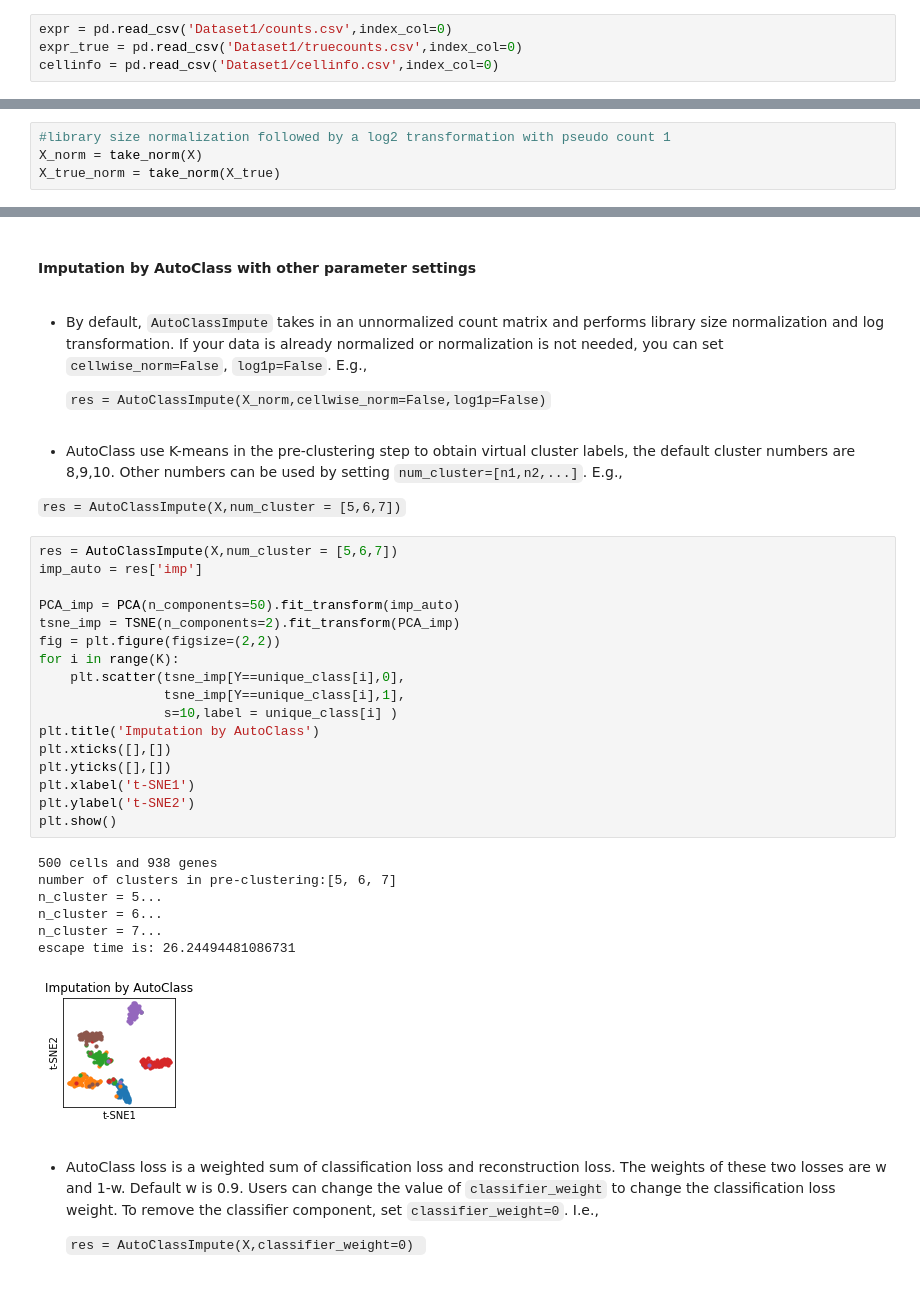
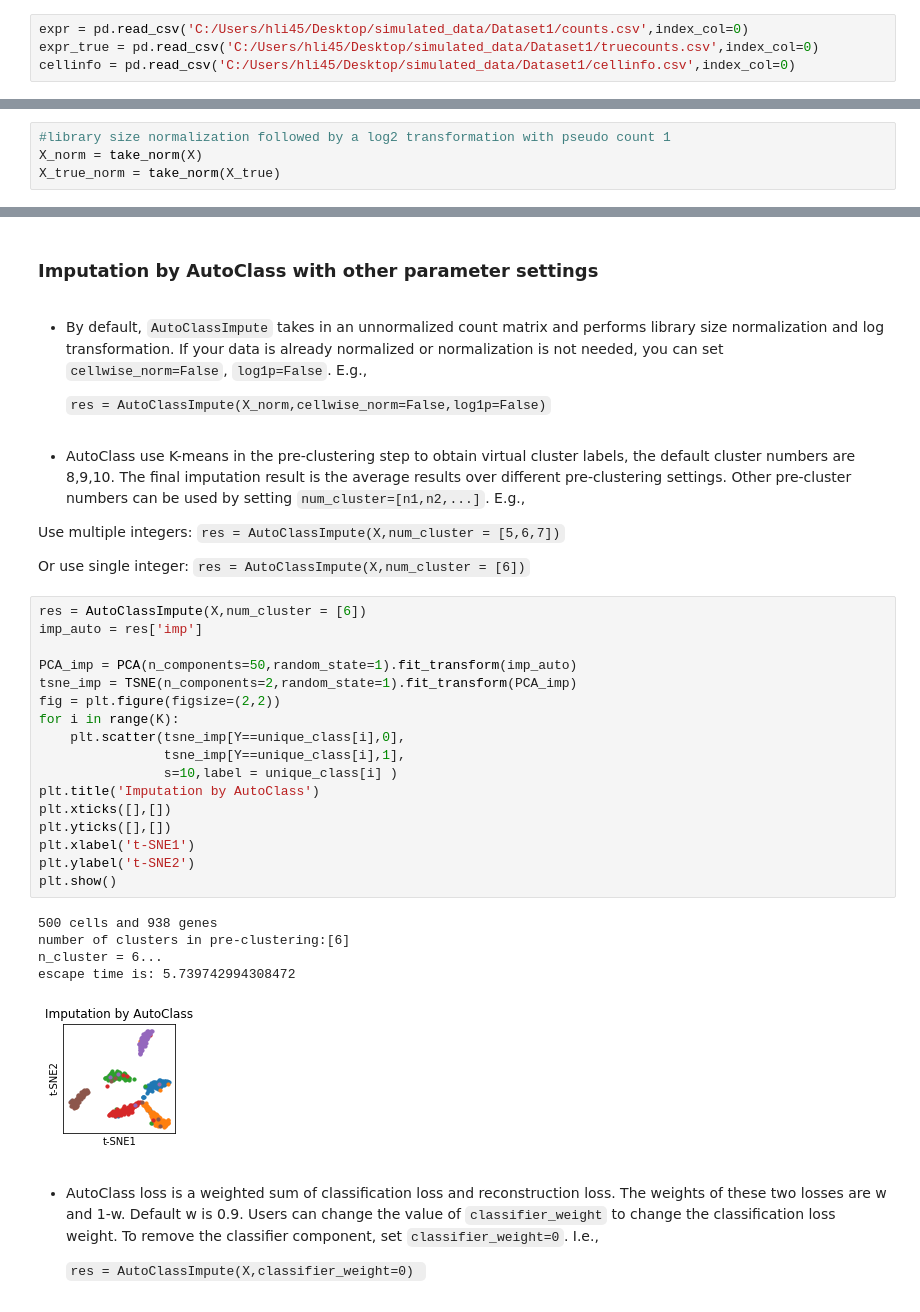
Before and after one commit to datapplab/AutoClass, a Jupyter notebook: Tutorial.ipynb, the cells around one changed output, grey strips where cells are left out. Drawn from its saved outputs; the diff is of its cells as text.

```diff
--- a/Tutorial.ipynb
+++ b/Tutorial.ipynb
@@ -31,7 +30,7 @@ All demo datasets can be found in [dataset](https://github.com/datapplab/AutoCla
 # %%
-expr = pd.read_csv('Dataset1/counts.csv',index_col=0)
-expr_true = pd.read_csv('Dataset1/truecounts.csv',index_col=0)
-cellinfo = pd.read_csv('Dataset1/cellinfo.csv',index_col=0)
+expr = pd.read_csv('C:/Users/hli45/Desktop/simulated_data/Dataset1/counts.csv',index_col=0)
+expr_true = pd.read_csv('C:/Users/hli45/Desktop/simulated_data/Dataset1/truecounts.csv',index_col=0)
+cellinfo = pd.read_csv('C:/Users/hli45/Desktop/simulated_data/Dataset1/cellinfo.csv',index_col=0)
 # %%
 X = expr.values #Splash generated scRNA-seq data with dropout
 X_true = expr_true.values #Splash generated scRNA-seq data without dropout (ground truth)
@@ -147,40 +145,40 @@ Non-trainable params: 0
 __________________________________________________________________________________________________
 None
 # %% [markdown]
-#### Imputation by AutoClass with other parameter settings
+### Imputation by AutoClass with other parameter settings
 # %% [markdown]
 - By default, `AutoClassImpute` takes in an unnormalized count matrix and performs library size normalization and log transformation. If your data is already normalized or normalization is not needed, you can set `cellwise_norm=False`, `log1p=False`. E.g.,
 
   `res = AutoClassImpute(X_norm,cellwise_norm=False,log1p=False)`
 # %% [markdown]
-- AutoClass use K-means in the pre-clustering step to obtain virtual cluster labels, the default cluster numbers are 8,9,10. Other numbers can be used by setting `num_cluster=[n1,n2,...]`. E.g.,
+- AutoClass use K-means in the pre-clustering step to obtain virtual cluster labels, the default cluster numbers are 8,9,10. The final imputation result is the average results over different pre-clustering settings. Other pre-cluster numbers can be used by setting `num_cluster=[n1,n2,...]`. E.g.,
 
- `res = AutoClassImpute(X,num_cluster = [5,6,7])`
+ Use multiple integers: `res = AutoClassImpute(X,num_cluster = [5,6,7])`
+
+ Or use single integer: `res = AutoClassImpute(X,num_cluster = [6])`
 # %%
-res = AutoClassImpute(X,num_cluster = [5,6,7])
+res = AutoClassImpute(X,num_cluster = [6])
 imp_auto = res['imp']
 
-PCA_imp = PCA(n_components=50).fit_transform(imp_auto)
-tsne_imp = TSNE(n_components=2).fit_transform(PCA_imp)
+PCA_imp = PCA(n_components=50,random_state=1).fit_transform(imp_auto)
+tsne_imp = TSNE(n_components=2,random_state=1).fit_transform(PCA_imp)
 fig = plt.figure(figsize=(2,2))
 for i in range(K):
     plt.scatter(tsne_imp[Y==unique_class[i],0],
                 tsne_imp[Y==unique_class[i],1],
                 s=10,label = unique_class[i] )
 plt.title('Imputation by AutoClass')
 plt.xticks([],[])
 plt.yticks([],[])
 plt.xlabel('t-SNE1')
 plt.ylabel('t-SNE2')
 plt.show()
 # %% [output]
 500 cells and 938 genes
-number of clusters in pre-clustering:[5, 6, 7]
-n_cluster = 5...
+number of clusters in pre-clustering:[6]
 n_cluster = 6...
-n_cluster = 7...
-escape time is: 26.24494481086731
+escape time is: 5.739742994308472
-[figure, old version]
+[figure, new version]
 # %% [markdown]
 - AutoClass loss is a weighted sum of classification loss and reconstruction loss. The weights of these two losses are w and 1-w. Default w is 0.9. Users can change the value of `classifier_weight` to change the classification loss weight. To remove the classifier component, set `classifier_weight=0`. I.e.,
 
```
Also changed, not shown: parts of 21 cells of this notebook.
